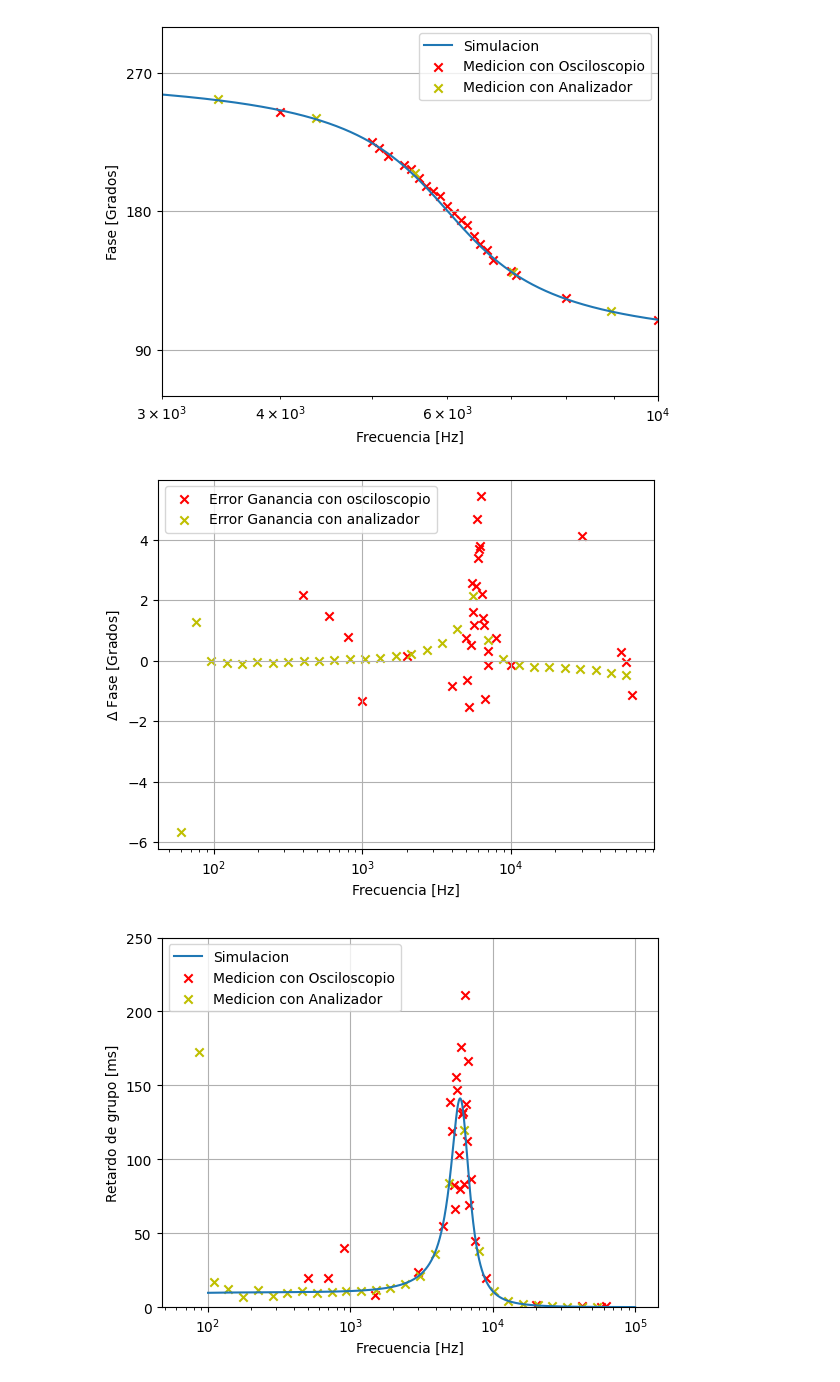
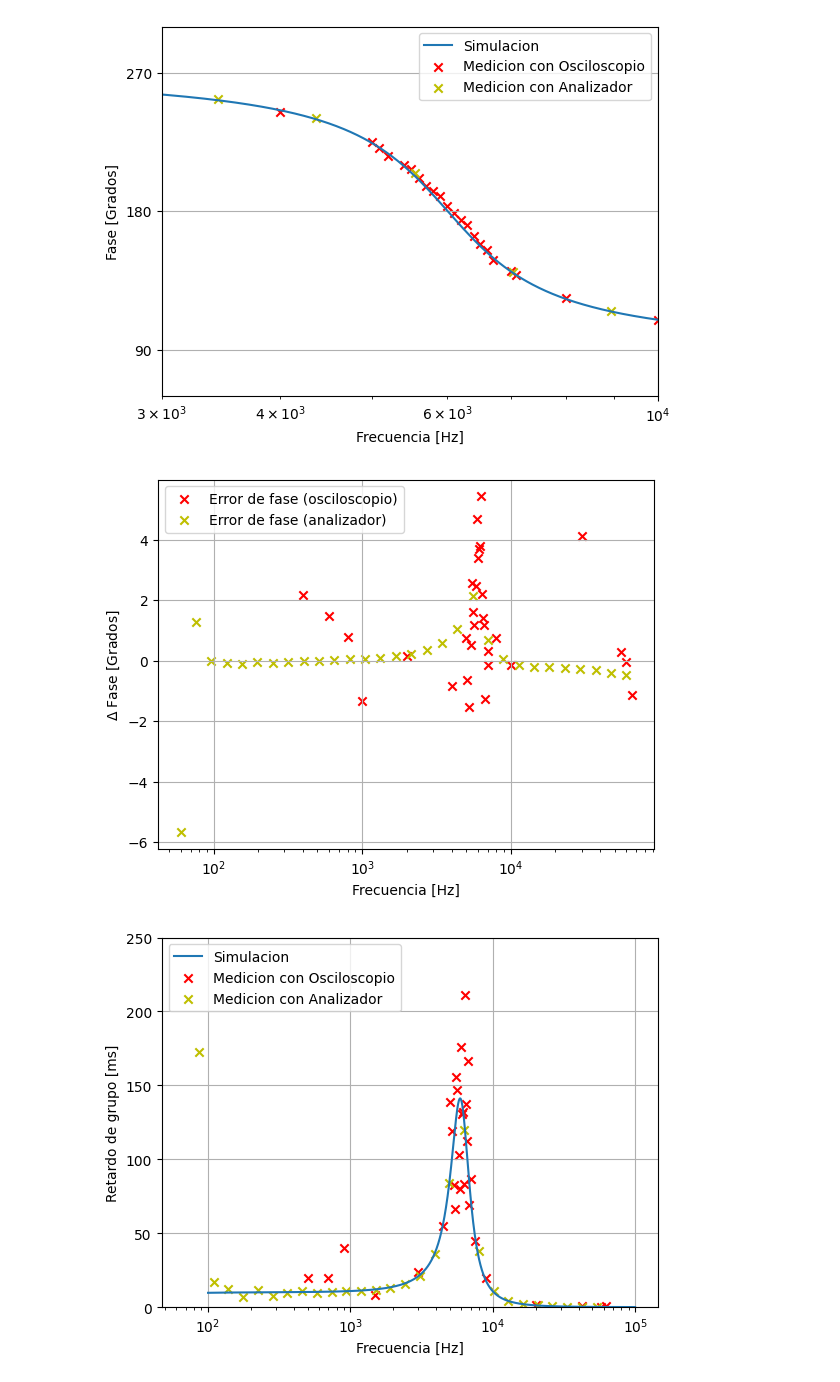
Before and after one commit to brunogle/tc2-r4001, a Jupyter notebook: trabajo_laboratorio_1/analisis.ipynb, the cells around one changed output. Saved outputs shown, nothing was run; the diff lists cells and outputs as text; code cells hidden in the pictures.

```diff
--- a/trabajo_laboratorio_1/analisis.ipynb
+++ b/trabajo_laboratorio_1/analisis.ipynb
@@ -39,7 +39,7 @@ ltspice_freq, ltspice_mag, ltspice_arg = parse_file('sim.txt')
 
 #Levanto y proceso datos de las mediciones del osciloscopio
 
-df_osc = pd.read_csv('mediciones.csv', usecols = ['frecuencia_hz','vin_rms', 'vout_rms', 'delay_us'])
+df_osc = pd.read_csv('mediciones_osciloscopio.csv', usecols = ['frecuencia_hz','vin_rms', 'vout_rms', 'delay_us'])
 osc_freq = df_osc['frecuencia_hz']
 osc_mag = [20*np.log10(x[1]/x[0]) for x in zip(df_osc['vin_rms'], df_osc['vout_rms'])] #Calculo la ganancia y convierto a dB
 osc_arg = [ corregir_fase(-360*x[0]*x[1]/10**6) for x in zip(df_osc['frecuencia_hz'], df_osc['delay_us'])] #Calculo la fase
@@ -151,19 +151,19 @@ plt.show()
 # %%
 ltspice_arg_for_osc = np.interp(osc_freq, ltspice_freq, ltspice_arg)
 ltspice_arg_for_an = np.interp(an_freq_arg, ltspice_freq, ltspice_arg)
 
 err_arg_osc = (osc_arg - ltspice_arg_for_osc)
 err_arg_an = (an_arg - ltspice_arg_for_an)
 
 plt.xscale('log')
-plt.scatter(osc_freq, err_arg_osc, marker='x', color='r', label='Error Ganancia con osciloscopio')
-plt.scatter(an_freq_arg, err_arg_an, marker='x', color='y', label='Error Ganancia con analizador')
+plt.scatter(osc_freq, err_arg_osc, marker='x', color='r', label='Error de fase (osciloscopio)')
+plt.scatter(an_freq_arg, err_arg_an, marker='x', color='y', label='Error de fase (analizador)')
 plt.xlabel('Frecuencia [Hz]')
 plt.ylabel('$\Delta$ Fase [Grados]')
 plt.legend()
 plt.grid()
 plt.savefig(plot_folder + "fase_err.png", dpi=200)
 plt.show()
 # %% [output]
-[figure, old version]
+[figure, new version]
 # %%
```
Also changed, not shown: parts of 3 cells of this notebook, 10 other files.
